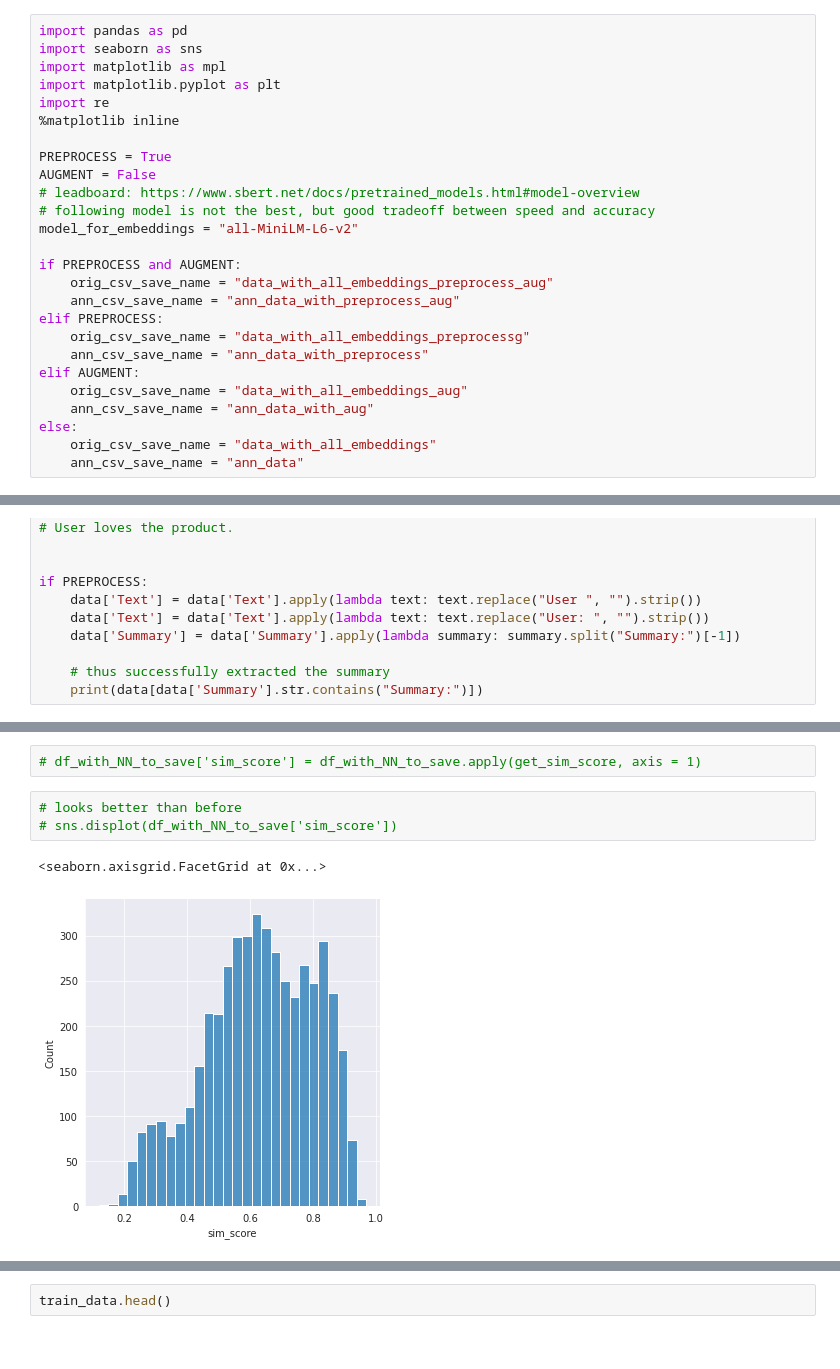
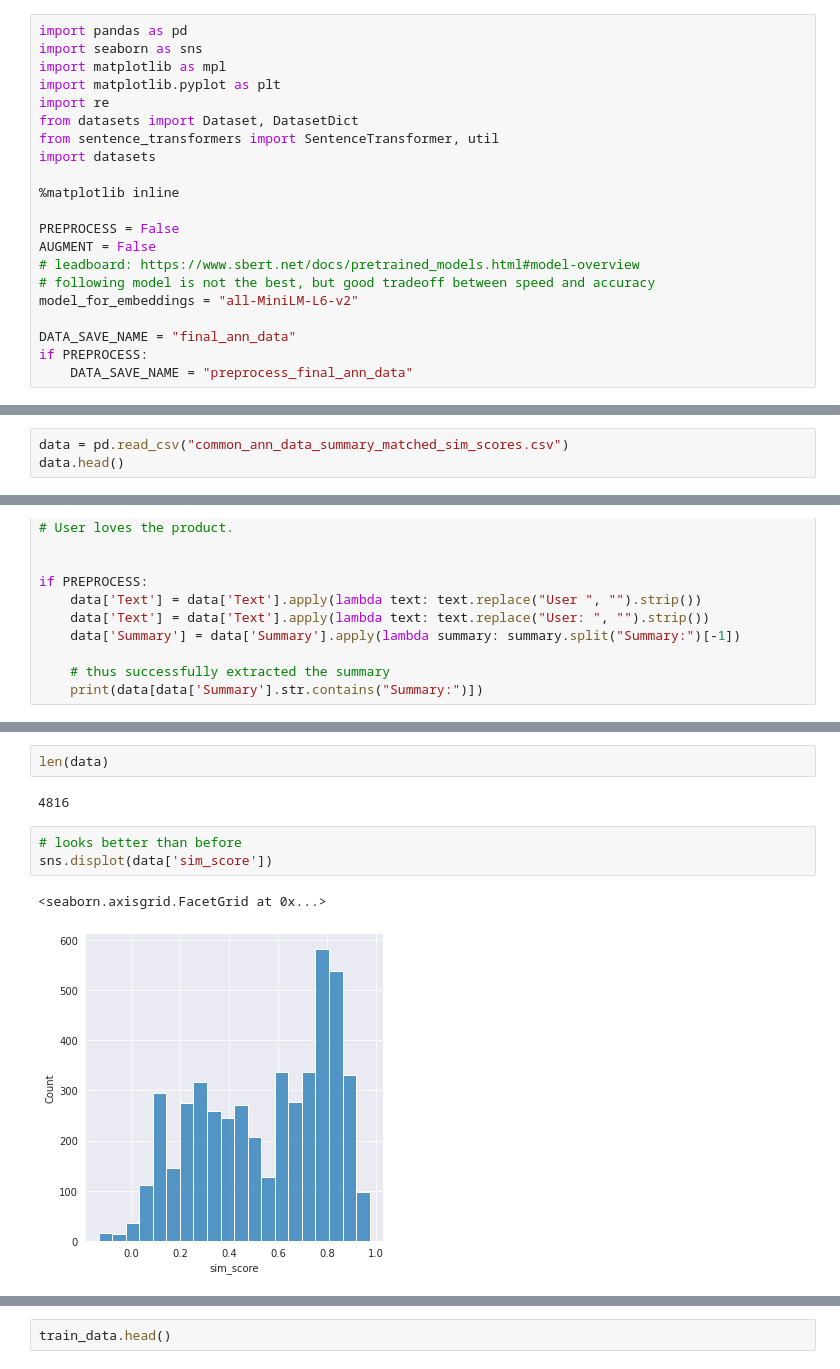
Before and after one commit to VirajBagal/enterpret_summarizer, a Jupyter notebook: code/eda.ipynb, the cells around one changed output, grey strips where cells are left out. Drawn from its saved outputs; the diff is of its cells as text.

```diff
--- a/code/eda.ipynb
+++ b/code/eda.ipynb
@@ -4,26 +4,21 @@ import seaborn as sns
 import matplotlib as mpl
 import matplotlib.pyplot as plt
 import re
+from datasets import Dataset, DatasetDict
+from sentence_transformers import SentenceTransformer, util
+import datasets
+
 %matplotlib inline
 
-PREPROCESS = True
+PREPROCESS = False
 AUGMENT = False
 # leadboard: https://www.sbert.net/docs/pretrained_models.html#model-overview
 # following model is not the best, but good tradeoff between speed and accuracy
 model_for_embeddings = "all-MiniLM-L6-v2"
 
-if PREPROCESS and AUGMENT:
-    orig_csv_save_name = "data_with_all_embeddings_preprocess_aug"
-    ann_csv_save_name = "ann_data_with_preprocess_aug"
-elif PREPROCESS:
-    orig_csv_save_name = "data_with_all_embeddings_preprocessg"
-    ann_csv_save_name = "ann_data_with_preprocess"
-elif AUGMENT:
-    orig_csv_save_name = "data_with_all_embeddings_aug"
-    ann_csv_save_name = "ann_data_with_aug"
-else:
-    orig_csv_save_name = "data_with_all_embeddings"
-    ann_csv_save_name = "ann_data"
+DATA_SAVE_NAME = "final_ann_data"
+if PREPROCESS:
+    DATA_SAVE_NAME = "preprocess_final_ann_data"
 # %%
 sns.set_style("darkgrid")
 mpl.rcParams['axes.spines.right'] = False
@@ -525,0 +518,3 @@ df_with_NN.to_csv("common_ann_data_with_logic_sim_scores.csv")
+# %%
+data = pd.read_csv("common_ann_data_summary_matched_sim_scores.csv")
+data.head()
@@ -623,10 +588,12 @@ Name: count, dtype: int64
-# %%
-# df_with_NN_to_save['sim_score'] = df_with_NN_to_save.apply(get_sim_score, axis = 1)
+# %%
+len(data)
+# %% [output]
+4816
 # %%
 # looks better than before
-# sns.displot(df_with_NN_to_save['sim_score'])
+sns.displot(data['sim_score'])
 # %% [output]
 <seaborn.axisgrid.FacetGrid at 0x...>
-[figure, old version]
+[figure, new version]
 # %%
 # creating Dataset
```
Also changed, not shown: parts of 19 cells of this notebook, 14 other files.
